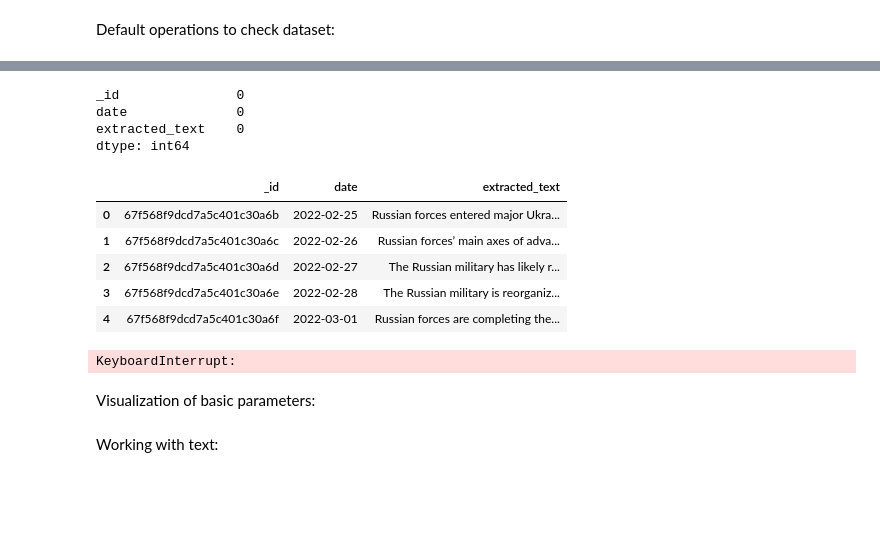
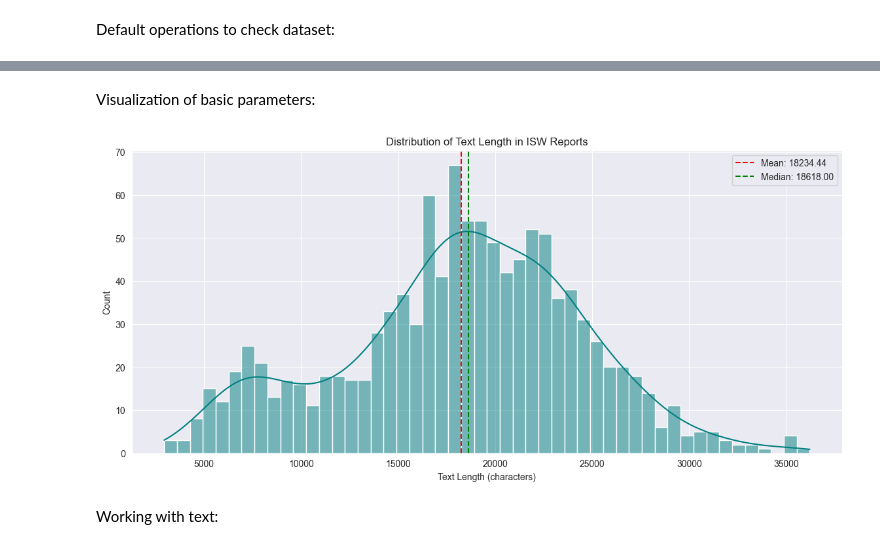
Before and after one commit to KonchakivskyiDanylo/PythonForDs, a Jupyter notebook: isw_analyze.ipynb, the cells around one changed output, grey strips where cells are left out. Cells and saved outputs as stored; diff of their text form; code cells hidden in the pictures; blank space fills up the shorter version.

```diff
--- a/isw_analyze.ipynb
+++ b/isw_analyze.ipynb
@@ -19,0 +72,3 @@ df = pd.DataFrame(list(cursor))
+# %%
+df['lemmatized_text'] = df['lemmatized'].apply(lambda x: ' '.join(x))
+df['stemmed_text'] = df['stemmed'].apply(lambda x: ' '.join(x))
@@ -20,3 +84,5 @@ df = pd.DataFrame(list(cursor))
+# %%
+df.drop(["extracted_text", "cleaned_text", "tokens", "no_stopwords", "lemmatized", "stemmed"], axis=1, inplace=True)
 # %% [markdown]
 Default operations to check dataset:
 # %%
@@ -46,44 +102,18 @@ df.describe()
-# %%
-df.isnull().sum()
-# %% [output]
-_id               0
-date              0
-extracted_text    0
-dtype: int64
-# %%
-df.head()
-# %% [output]
-|  | _id | date | extracted_text |
-| 0 | 67f568f9dcd7a5c401c30a6b | 2022-02-25 | Russian forces entered major Ukra... |
-| 1 | 67f568f9dcd7a5c401c30a6c | 2022-02-26 | Russian forces’ main axes of adva... |
-| 2 | 67f568f9dcd7a5c401c30a6d | 2022-02-27 | The Russian military has likely r... |
-| 3 | 67f568f9dcd7a5c401c30a6e | 2022-02-28 | The Russian military is reorganiz... |
-| 4 | 67f568f9dcd7a5c401c30a6f | 2022-03-01 | Russian forces are completing the... |
-# %%
-nlp = spacy.load("en_core_web_sm")
-def lemmatize_text(text):
-    doc = nlp(text)
-    return " ".join([token.lemma_ for token in doc])
-
-# Create a new column 'lemmatized_text'
-df['lemmatized_text'] = df['extracted_text'].apply(lemmatize_text)
-# %% [output]
-KeyboardInterrupt:
 # %% [markdown]
 Visualization of basic parameters:
+# %%
+df_copy = df.copy()
 # %%
-df['text_length'] = df['extracted_text'].apply(len)
+df_copy['text_length'] = df_copy['lemmatized_text'].apply(len)
 plt.figure(figsize=(14, 6))
-sns.histplot(df['text_length'], bins=50, kde=True, color='teal')
+sns.histplot(df_copy['text_length'], bins=50, kde=True, color='teal')
 plt.title('Distribution of Text Length in ISW Reports')
 plt.xlabel('Text Length (characters)')
 plt.ylabel('Count')
-plt.axvline(df['text_length'].mean(), color='red', linestyle='--',
-           label=f'Mean: {df["text_length"].mean():.2f}')
-plt.axvline(df['text_length'].median(), color='green', linestyle='--',
-           label=f'Median: {df["text_length"].median():.2f}')
-plt.legend()
-plt.grid(True, alpha=0.3)
-plt.tight_layout()
-plt.savefig('isw_text_length.png', dpi=300)
-plt.show()
+plt.axvline(df_copy['text_length'].mean(), color='red', linestyle='--',
+            label=f'Mean: {df_copy["text_length"].mean():.2f}')
+plt.axvline(df_copy['text_length'].median(), color='green', linestyle='--',
+            label=f'Median: {df_copy["text_length"].median():.2f}')
+plt.legend();
+# %% [output]
+[figure, added]
```
Also changed, not shown: parts of 36 cells of this notebook.
